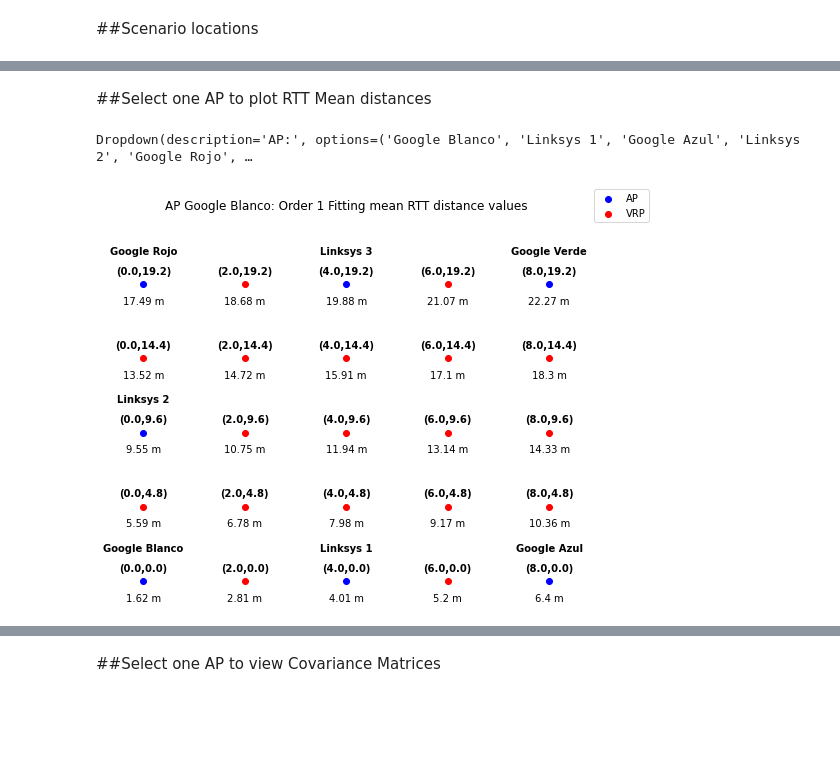
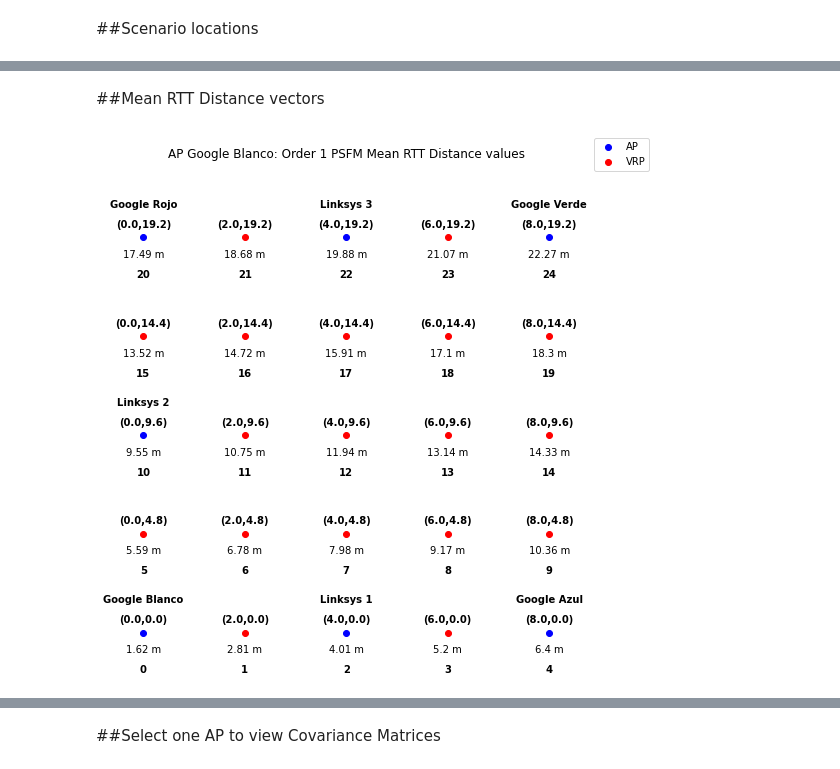
Before and after one commit to carlogattuso/Indoor_Positioning_RTT_GPR, a Jupyter notebook: psfm_gpr.ipynb, the cells around one changed output, grey strips where cells are left out. Cells and saved outputs as stored; diff of their text form; code cells hidden in the pictures; blank space fills up the shorter version.

```diff
--- a/psfm_gpr.ipynb
+++ b/psfm_gpr.ipynb
@@ -148,7 +167,7 @@ plt.legend(labels=['AP','VRP'],loc="upper right",borderaxespad=-5)
 plt.title('Scenario',pad=20)
 plt.axis('off')
 
-for x,y,z in zip(coordinates[:,0],coordinates[:,1], np.linspace(0, 24, 25).astype(int)):
+for x,y,z in zip(coordinates[:,0],coordinates[:,1], np.linspace(0, n_points - 1, n_points).astype(int)):
     label = f"({locations[z,0]},{locations[z,1]})"
 
     plt.annotate(label, # this is the text
@@ -166,8 +185,8 @@ for x,y,z in zip(coordinates[:,0],coordinates[:,1], np.linspace(0, 24, 25).astyp
                   ha='center',
                   weight='bold') # horizontal alignment can be left, right or center
 
-for x,y,z in zip(coordinates_ap[:,0],coordinates_ap[:,1], np.linspace(0, 6, 7).astype(int)):
-    label = f"{ap_labels[str(z)]}"
+for x,y,z in zip(coordinates_ap[:,0],coordinates_ap[:,1], np.linspace(0, n_ap - 1, n_ap).astype(int)):
+    label = f"{ap_labels[z]}"
 
     plt.annotate(label, # this is the text
                  (x,y), # this is the point to label
@@ -247,13 +221,21 @@ Dropdown(description='AP:', options=('Google Blanco', 'Linksys 1', 'Google Azul'
 # %%
+#@title ##Observations plot
+ap_selected = "Google Rojo"  #@param ['Google Blanco', 'Linksys 1', 'Google Azul', 'Linksys 2', 'Google Rojo', 'Linksys 3', 'Google Verde']
+
+try:
+  ap_indexes[ap_selected]
+except:
+  ap_selected = ap_labels[0]
+
 plt.figure(figsize=(8,4))
 
 plt.scatter(coordinates_ap[:,0], coordinates_ap[:,1], c='b')
 
 plt.legend(labels=['AP'],loc="upper right",borderaxespad=-5)
-plt.title('RTT observations between target AP '+menu.value+' and the others',pad=30)
+plt.title('RTT observations between target AP '+ap_selected+' and the others',pad=30)
 plt.axis('off')
 
-for x,y,z in zip(coordinates_ap[:,0], coordinates_ap[:,1], d_RTT[:,int(ap_indexes[menu.value])]):
+for x,y,z in zip(coordinates_ap[:,0], coordinates_ap[:,1], d_RTT[:,int(ap_indexes[ap_selected])]):
     label = f"{z.round(2)} m"
 
     plt.annotate(label, # this is the text
@@ -264,7 +246,7 @@ for x,y,z in zip(coordinates_ap[:,0], coordinates_ap[:,1], d_RTT[:,int(ap_indexe
 
 for x,y,z in zip(coordinates_ap[:,0],coordinates_ap[:,1], np.linspace(0, 7, 8).astype(int)):
 
-    label = f"{ap_labels[str(z)]}"
+    label = f"{ap_labels[z]}"
 
     plt.annotate(label, # this is the text
                  (x,y), # this is the point to label
@@ -375,3 +358,5 @@ plt.show()
+# %% [markdown]
+##Mean RTT Distance vectors
 # %%
 """
 Mean RTT distance values at VRPs
@@ -393,57 +380,61 @@ vrp_pts = np.delete(np.linspace(0, 24, 25).astype(int), [0,2,4,10,20,22,24], 0)
 m_vrp_1 = fit_1[:,vrp_pts,:]
 m_vrp_2 = fit_2[:,vrp_pts,:]
-# %% [markdown]
-##Select one AP to plot RTT Mean distances
-# %%
-menu_3 = widgets.Dropdown(
-       options=['Google Blanco', 'Linksys 1', 'Google Azul', 'Linksys 2', 'Google Rojo', 'Linksys 3', 'Google Verde'],
-       value='Google Blanco',
-       description='AP:')
-menu_3
-# %% [output]
-Dropdown(description='AP:', options=('Google Blanco', 'Linksys 1', 'Google Azul', 'Linksys 2', 'Google Rojo', …
 # %%
-"""
-Order 1 RTT Mean distance plot
-"""
-plt.figure(figsize=(8,6))
+#@title ##Order 1 PSFM Mean RTT Distance Plot
+ap_selected = "Google Blanco"  #@param ['Google Blanco', 'Linksys 1', 'Google Azul', 'Linksys 2', 'Google Rojo', 'Linksys 3', 'Google Verde']
+
+try:
+  ap_indexes[ap_selected]
+except:
+  ap_selected = ap_labels[0]
+
+plt.figure(figsize=(8,8))
 
 plt.scatter(coordinates_ap[:,0], coordinates_ap[:,1], c='b')
 plt.scatter(coordinates_vrp[:,0], coordinates_vrp[:,1], c='r')
 
 plt.legend(labels=['AP','VRP'],loc="upper right",borderaxespad=-8)
-plt.title('AP '+menu_3.value+': Order 1 Fitting mean RTT distance values',pad=60)
+plt.title('AP '+ap_selected+': Order 1 PSFM Mean RTT Distance values',pad=60)
 plt.axis('off')
 
-for x,y,z in zip(coordinates[:,0], coordinates[:,1], np.linspace(0, 24, 25).astype(int)):
-    label = f"{sample_distance(locations[z,0], locations[z,1], models_1[int(ap_indexes[menu_3.value])]).round(2)} m"
+for x,y,z in zip(coordinates[:,0], coordinates[:,1], np.linspace(0, n_points - 1, n_points).astype(int)):
+    label = f"{sample_distance(locations[z,0], locations[z,1], models_1[int(ap_indexes[ap_selected])]).round(2)} m"
 
     plt.annotate(label, # this is the text
                  (x,y), # this is the point to label
                  textcoords="offset points", # how to position the text
                  xytext=(0,-20), # distance from text to points (x,y)
                  ha='center') # horizontal alignment can be left, right or center
 
-for x,y,z in zip(coordinates[:,0],coordinates[:,1], np.linspace(0, 24, 25).astype(int)):
+for x,y,z in zip(coordinates[:,0],coordinates[:,1], np.linspace(0, n_points - 1, n_points).astype(int)):
     label = f"({locations[z,0]},{locations[z,1]})"
 
     plt.annotate(label, # this is the text
                  (x,y), # this is the point to label
                  textcoords="offset points", # how to position the text
                  xytext=(0,10), # distance from text to points (x,y)
                  ha='center',
                  weight='bold') # horizontal alignment can be left, right or center
 
-for x,y,z in zip(coordinates_ap[:,0],coordinates_ap[:,1], np.linspace(0, 7, 8).astype(int)):
+    label = f"{z}"
 
-    label = f"{ap_labels[str(z)]}"
+    plt.annotate(label, # this is the text
+                  (x,y), # this is the point to label
+                  textcoords="offset points", # how to position the text
+                  xytext=(0,-40), # distance from text to points (x,y)
+                  ha='center',
+                  weight='bold') # horizontal alignment can be left, right or center
+
+for x,y,z in zip(coordinates_ap[:,0],coordinates_ap[:,1], np.linspace(0, n_ap - 1, n_ap).astype(int)):
+
+    label = f"{ap_labels[z]}"
 
     plt.annotate(label, # this is the text
                  (x,y), # this is the point to label
                  textcoords="offset points", # how to position the text
                  xytext=(0,30), # distance from text to points (x,y)
                  ha='center', # horizontal alignment can be left, right or center
                  weight='bold')
 # %% [output]
-[figure, old version]
+[figure, new version]
 # %%
```
Also changed, not shown: parts of 42 cells of this notebook.
